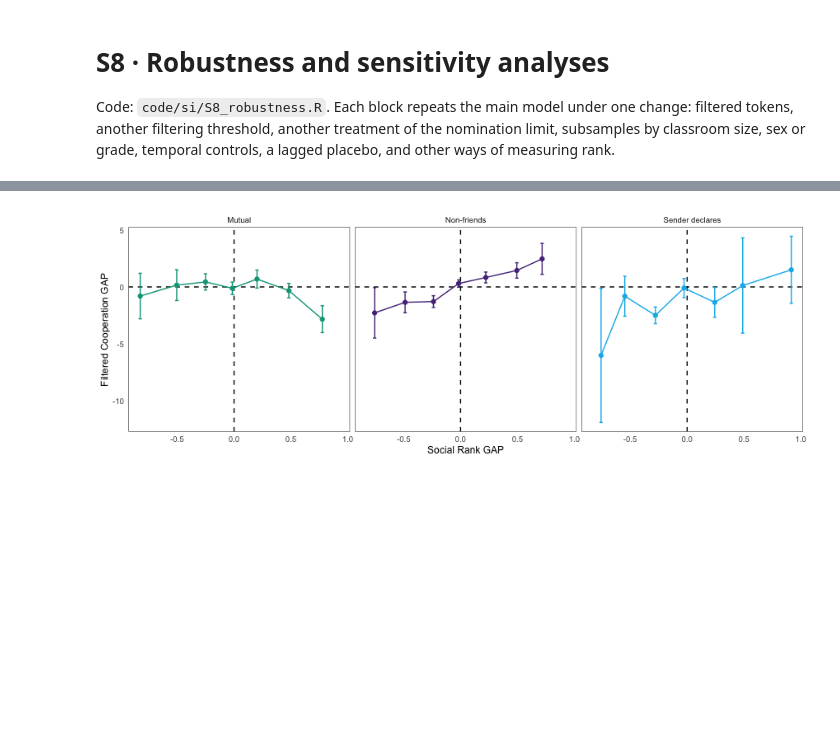
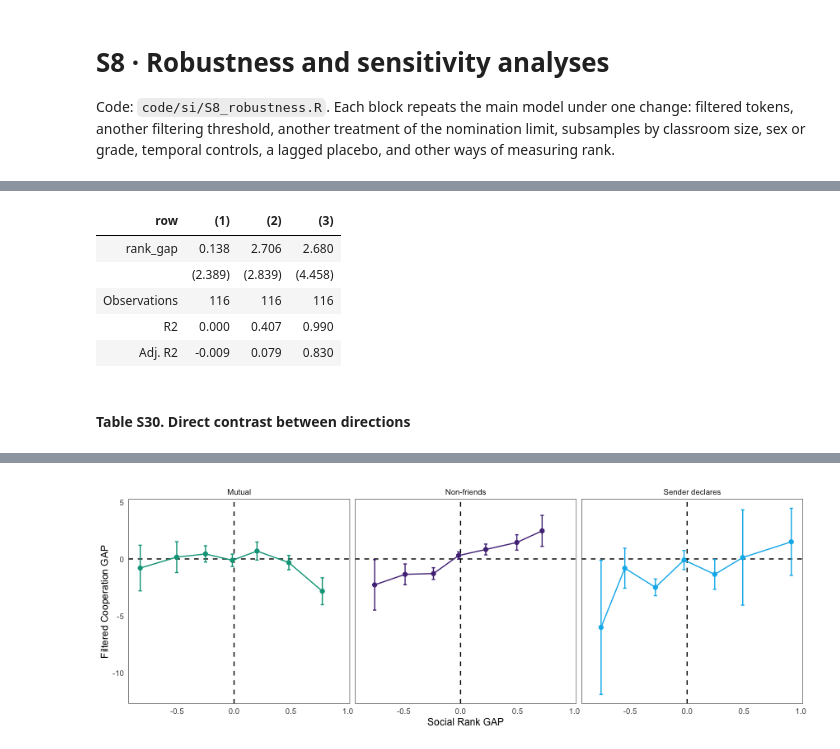
Before and after one commit to melanieoyarzun/patio-en-red, a Jupyter notebook: notebooks/si/S8_robustness.ipynb, the cells around one changed output, grey strips where cells are left out. Drawn from its saved outputs; the diff is of its cells as text; code cells hidden in the pictures; blank space fills up the shorter version.

Commit message:
Label notebook tables and group regression results

```diff
--- a/notebooks/si/S8_robustness.ipynb
+++ b/notebooks/si/S8_robustness.ipynb
@@ -112,0 +122,10 @@ regression_table(fe_filtered_all,    terms = "rank_gap")
+# %%
+filtered_asymmetric <- filtered %>%
+  filter(friendship == "Sender declares") %>%
+  mutate(high_to_low = as.integer(rank_gap >= 0))
+
+fe_filtered_lh <- fe_progression(filter(filtered_asymmetric, high_to_low == 0), outcome = "coop_gap_filtered")
+fe_filtered_contrast <- fe_progression(filtered_asymmetric, outcome = "coop_gap_filtered",
+                                       formula_rhs = "rank_gap * high_to_low")
+
+regression_table(fe_filtered_lh, terms = "rank_gap")
@@ -112,0 +147,22 @@ regression_table(fe_filtered_all,    terms = "rank_gap")
+# %%
+filtered_high_to_low <- filter(filtered_asymmetric, high_to_low == 1)
+fe_filtered_hl <- fe_progression(filtered_high_to_low, outcome = "coop_gap_filtered")
+
+# A saturated fixed-effects design leaves no variation for the rank gap.
+fixed_effects_4 <- model.matrix(~ factor(class_id) + factor(sender_id) + factor(round),
+                               data = filtered_high_to_low)
+fixed_effects_5 <- model.matrix(~ factor(sender_id) + factor(class_round),
+                               data = filtered_high_to_low)
+if (qr(fixed_effects_4)$rank == nrow(filtered_high_to_low)) fe_filtered_hl["(4)"] <- list(NULL)
+if (qr(fixed_effects_5)$rank == nrow(filtered_high_to_low)) fe_filtered_hl["(5)"] <- list(NULL)
+
+regression_table(fe_filtered_hl, terms = "rank_gap")
+# %% [output]
+| row | (1) | (2) | (3) |
+| rank_gap | 0.138 | 2.706 | 2.680 |
+|  | (2.389) | (2.839) | (4.458) |
+| Observations | 116 | 116 | 116 |
+| R2 | 0.000 | 0.407 | 0.990 |
+| Adj. R2 | -0.009 | 0.079 | 0.830 |
+# %% [markdown]
+#### Table S30. Direct contrast between directions
```
Also changed, not shown: parts of 35 cells of this notebook, 21 other files.
